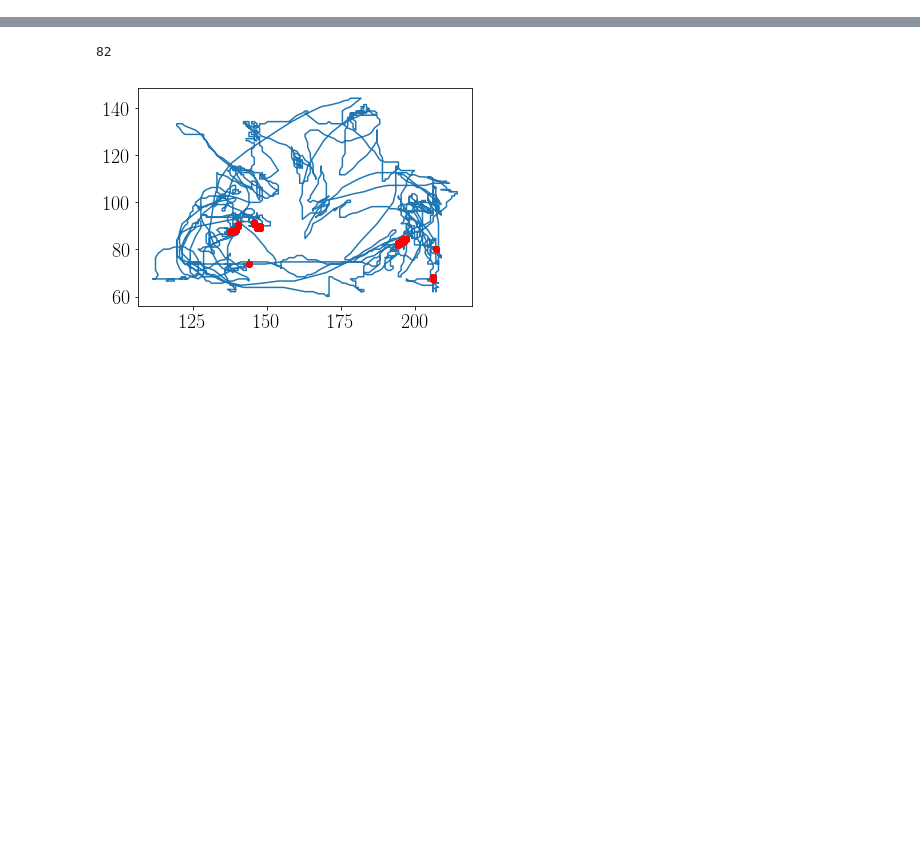
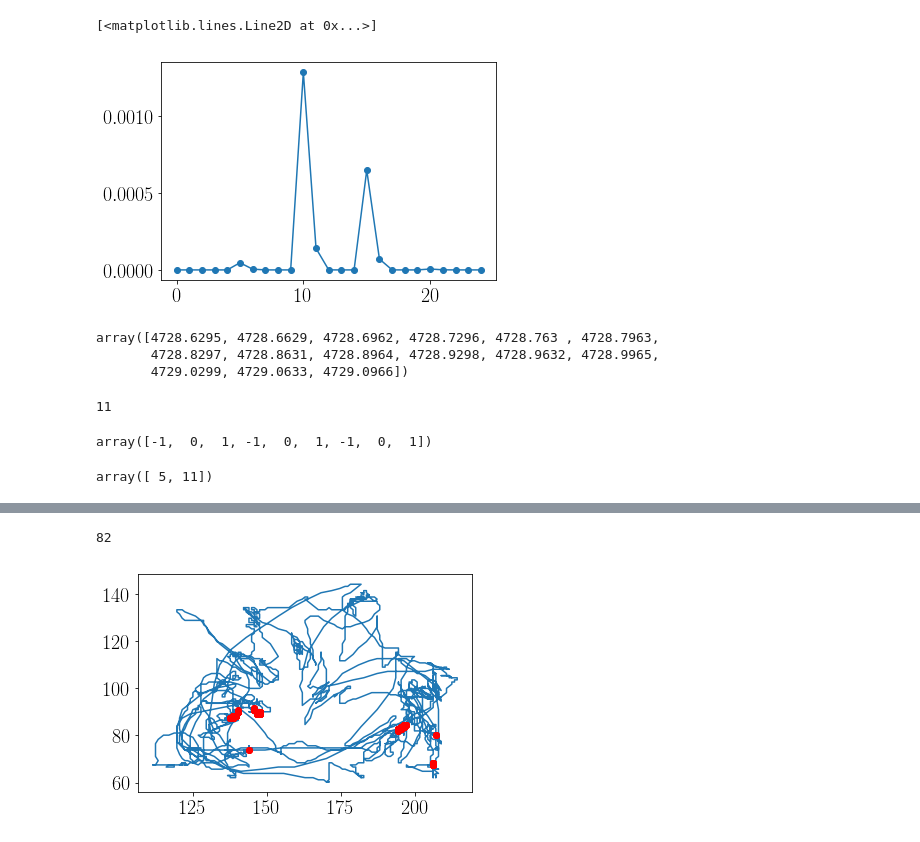
Before and after one commit to BouchardLab/neuropacks, a Jupyter notebook: notebooks/hc6.ipynb, the cells around one changed output, grey strips where cells are left out. Drawn from its saved outputs; the diff is of its cells as text; code cells hidden in the pictures; blank space fills up the shorter version.

```diff
--- a/notebooks/hc6.ipynb
+++ b/notebooks/hc6.ipynb
@@ -9,0 +103,26 @@ hc6 = HC6('/Users/psachdeva/data/hc6/Bon')
+# %%
+plt.plot(X[50], marker='o')
+# %% [output]
+[<matplotlib.lines.Line2D at 0x...>]
+[figure, added]
+# %%
+time[:15]
+# %% [output]
+array([4728.6295, 4728.6629, 4728.6962, 4728.7296, 4728.763 , 4728.7963,
+       4728.8297, 4728.8631, 4728.8964, 4728.9298, 4728.9632, 4728.9965,
+       4729.0299, 4729.0633, 4729.0966])
+# %%
+times = np.array([0.1, 1.1, 1.5, 1.6, 2.3, 2.5, 3.3, 3.5, 3.6, 3.9, 4.1])
+bins = np.array([0, 1, 2, 3, 4, 5])
+np.histogram(times, bins=bins)
+np.digitize(times, bins=bins, right=True).size
+# %% [output]
+11
+# %%
+np.tile(x, y.size)
+# %% [output]
+array([-1,  0,  1, -1,  0,  1, -1,  0,  1])
+# %%
+np.dot(np.array([[1, 2], [3, 4]]), np.array([1, 2]))
+# %% [output]
+array([ 5, 11])
```
Also changed, not shown: parts of 16 cells of this notebook, 1 other file.
